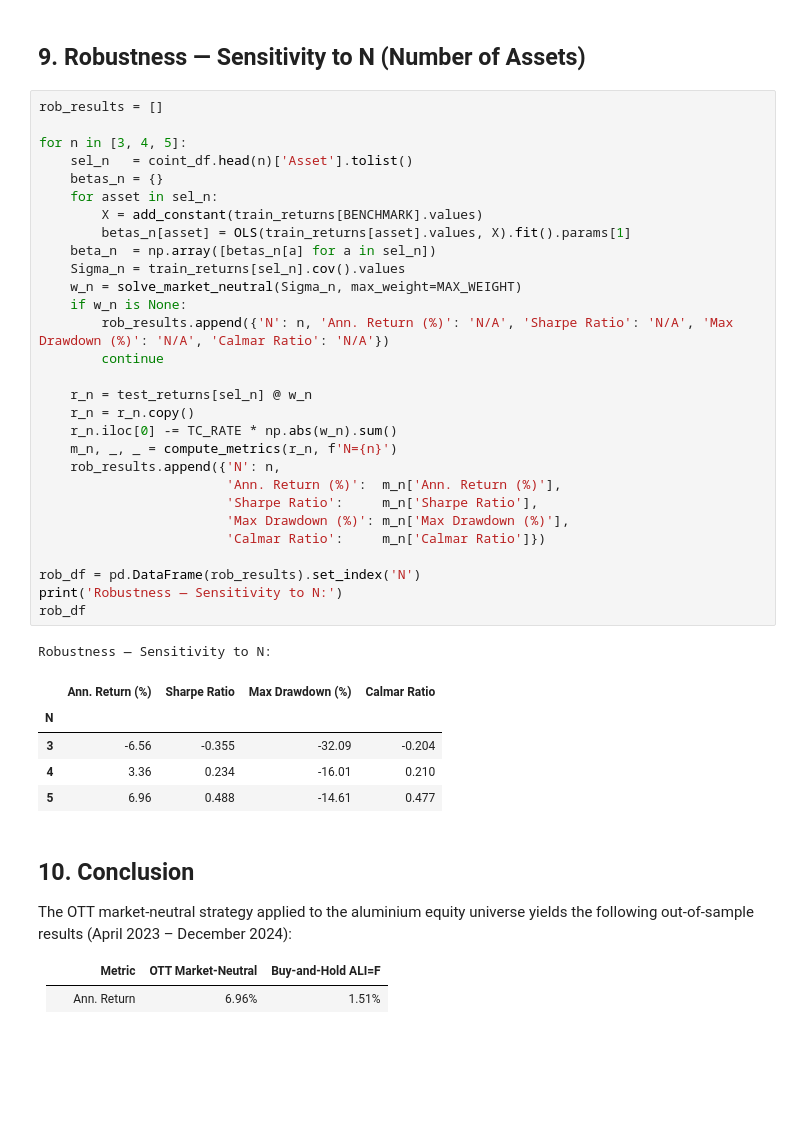
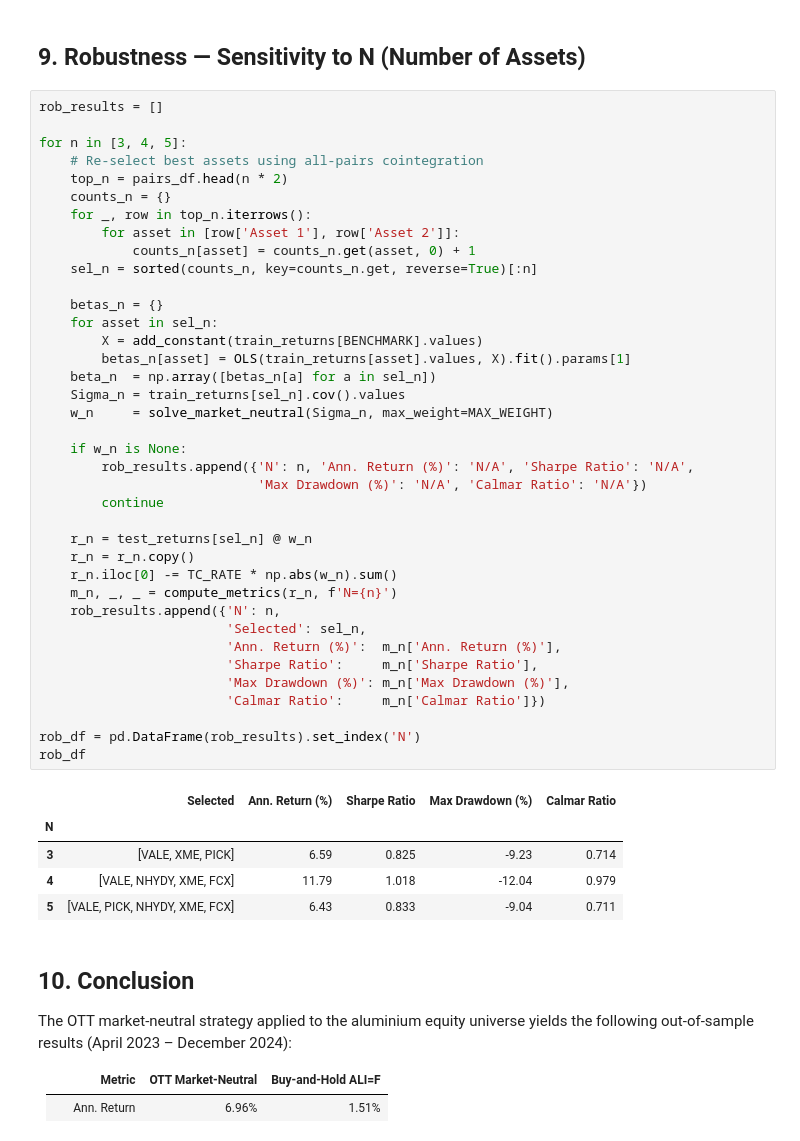
Before and after one commit to margauxgirona/Aluminium_Trading_Project, a Jupyter notebook: martin/trading_game_1/Game1_Martin_MarketNeutral_1.ipynb, the cells around one changed output. Drawn from its saved outputs; the diff is of its cells as text; blank space fills up the shorter version.

```diff
--- a/martin/trading_game_1/Game1_Martin_MarketNeutral_1.ipynb
+++ b/martin/trading_game_1/Game1_Martin_MarketNeutral_1.ipynb
@@ -360,39 +375,47 @@ perf_df.to_csv('game1_performance_summary.csv')
 # %%
 rob_results = []
 
 for n in [3, 4, 5]:
-    sel_n   = coint_df.head(n)['Asset'].tolist()
+    # Re-select best assets using all-pairs cointegration
+    top_n = pairs_df.head(n * 2)
+    counts_n = {}
+    for _, row in top_n.iterrows():
+        for asset in [row['Asset 1'], row['Asset 2']]:
+            counts_n[asset] = counts_n.get(asset, 0) + 1
+    sel_n = sorted(counts_n, key=counts_n.get, reverse=True)[:n]
+
     betas_n = {}
     for asset in sel_n:
         X = add_constant(train_returns[BENCHMARK].values)
         betas_n[asset] = OLS(train_returns[asset].values, X).fit().params[1]
     beta_n  = np.array([betas_n[a] for a in sel_n])
     Sigma_n = train_returns[sel_n].cov().values
-    w_n = solve_market_neutral(Sigma_n, max_weight=MAX_WEIGHT)
+    w_n     = solve_market_neutral(Sigma_n, max_weight=MAX_WEIGHT)
+
     if w_n is None:
-        rob_results.append({'N': n, 'Ann. Return (%)': 'N/A', 'Sharpe Ratio': 'N/A', 'Max Drawdown (%)': 'N/A', 'Calmar Ratio': 'N/A'})
+        rob_results.append({'N': n, 'Ann. Return (%)': 'N/A', 'Sharpe Ratio': 'N/A',
+                            'Max Drawdown (%)': 'N/A', 'Calmar Ratio': 'N/A'})
         continue
 
     r_n = test_returns[sel_n] @ w_n
     r_n = r_n.copy()
     r_n.iloc[0] -= TC_RATE * np.abs(w_n).sum()
     m_n, _, _ = compute_metrics(r_n, f'N={n}')
     rob_results.append({'N': n,
+                        'Selected': sel_n,
                         'Ann. Return (%)':  m_n['Ann. Return (%)'],
                         'Sharpe Ratio':     m_n['Sharpe Ratio'],
                         'Max Drawdown (%)': m_n['Max Drawdown (%)'],
                         'Calmar Ratio':     m_n['Calmar Ratio']})
 
 rob_df = pd.DataFrame(rob_results).set_index('N')
-print('Robustness — Sensitivity to N:')
 rob_df
 # %% [output]
-Robustness — Sensitivity to N:
-|  | Ann. Return (%) | Sharpe Ratio | Max Drawdown (%) | Calmar Ratio |
-| N |  |  |  |  |
-| 3 | -6.56 | -0.355 | -32.09 | -0.204 |
-| 4 | 3.36 | 0.234 | -16.01 | 0.210 |
-| 5 | 6.96 | 0.488 | -14.61 | 0.477 |
+|  | Selected | Ann. Return (%) | Sharpe Ratio | Max Drawdown (%) | Calmar Ratio |
+| N |  |  |  |  |  |
+| 3 | [VALE, XME, PICK] | 6.59 | 0.825 | -9.23 | 0.714 |
+| 4 | [VALE, NHYDY, XME, FCX] | 11.79 | 1.018 | -12.04 | 0.979 |
+| 5 | [VALE, PICK, NHYDY, XME, FCX] | 6.43 | 0.833 | -9.04 | 0.711 |
 # %% [markdown]
 ## 10. Conclusion
 
```
Also changed, not shown: parts of 9 cells of this notebook, 1 other file.
